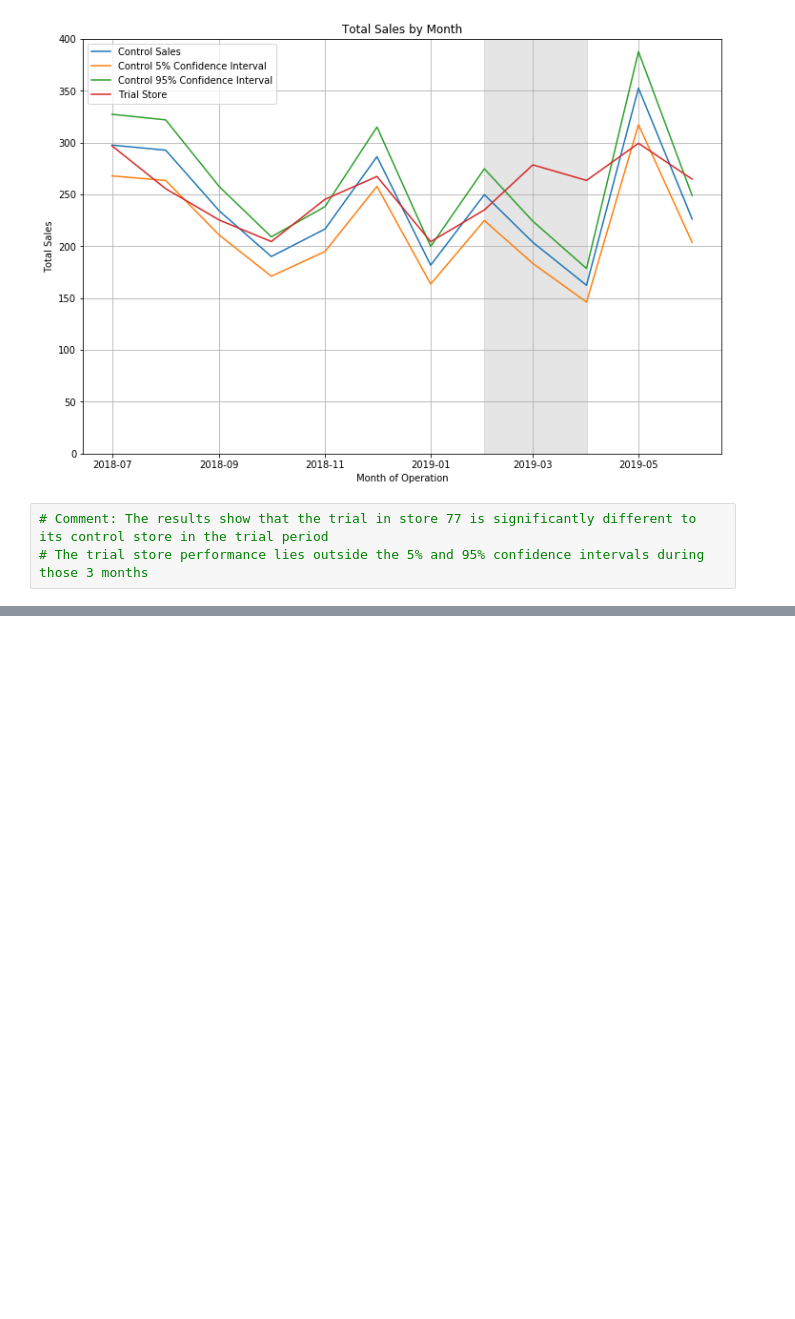
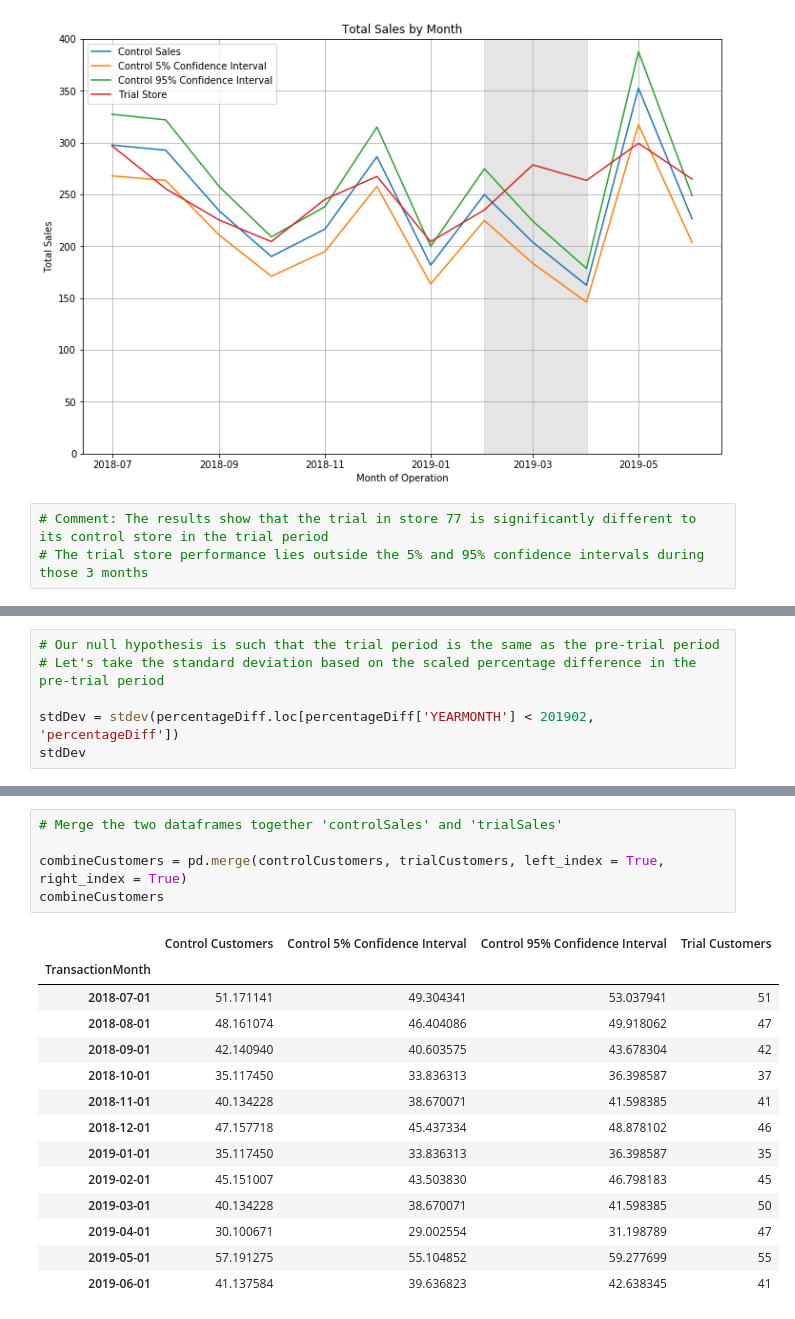
Before and after one commit to Johnson-a-hash/quantium-virtual-program, a Jupyter notebook: Quantium Module 2.ipynb, the cells around one changed output, grey strips where cells are left out. Cells and saved outputs as stored; diff of their text form; blank space fills up the shorter version.

```diff
--- a/Quantium Module 2.ipynb
+++ b/Quantium Module 2.ipynb
@@ -979,0 +1060,6 @@ plt.show()
+# %%
+# Our null hypothesis is such that the trial period is the same as the pre-trial period
+# Let's take the standard deviation based on the scaled percentage difference in the pre-trial period
+
+stdDev = stdev(percentageDiff.loc[percentageDiff['YEARMONTH'] < 201902, 'percentageDiff'])
+stdDev
@@ -979,0 +1159,20 @@ plt.show()
+# %%
+# Merge the two dataframes together 'controlSales' and 'trialSales'
+
+combineCustomers = pd.merge(controlCustomers, trialCustomers, left_index = True, right_index = True)
+combineCustomers
+# %% [output]
+|  | Control Customers | Control 5% Confidence Interval | Control 95% Confidence Interval | Trial Customers |
+| TransactionMonth |  |  |  |  |
+| 2018-07-01 | 51.171141 | 49.304341 | 53.037941 | 51 |
+| 2018-08-01 | 48.161074 | 46.404086 | 49.918062 | 47 |
+| 2018-09-01 | 42.140940 | 40.603575 | 43.678304 | 42 |
+| 2018-10-01 | 35.117450 | 33.836313 | 36.398587 | 37 |
+| 2018-11-01 | 40.134228 | 38.670071 | 41.598385 | 41 |
+| 2018-12-01 | 47.157718 | 45.437334 | 48.878102 | 46 |
+| 2019-01-01 | 35.117450 | 33.836313 | 36.398587 | 35 |
+| 2019-02-01 | 45.151007 | 43.503830 | 46.798183 | 45 |
+| 2019-03-01 | 40.134228 | 38.670071 | 41.598385 | 50 |
+| 2019-04-01 | 30.100671 | 29.002554 | 31.198789 | 47 |
+| 2019-05-01 | 57.191275 | 55.104852 | 59.277699 | 55 |
+| 2019-06-01 | 41.137584 | 39.636823 | 42.638345 | 41 |
```
Also changed, not shown: parts of 26 cells of this notebook.
